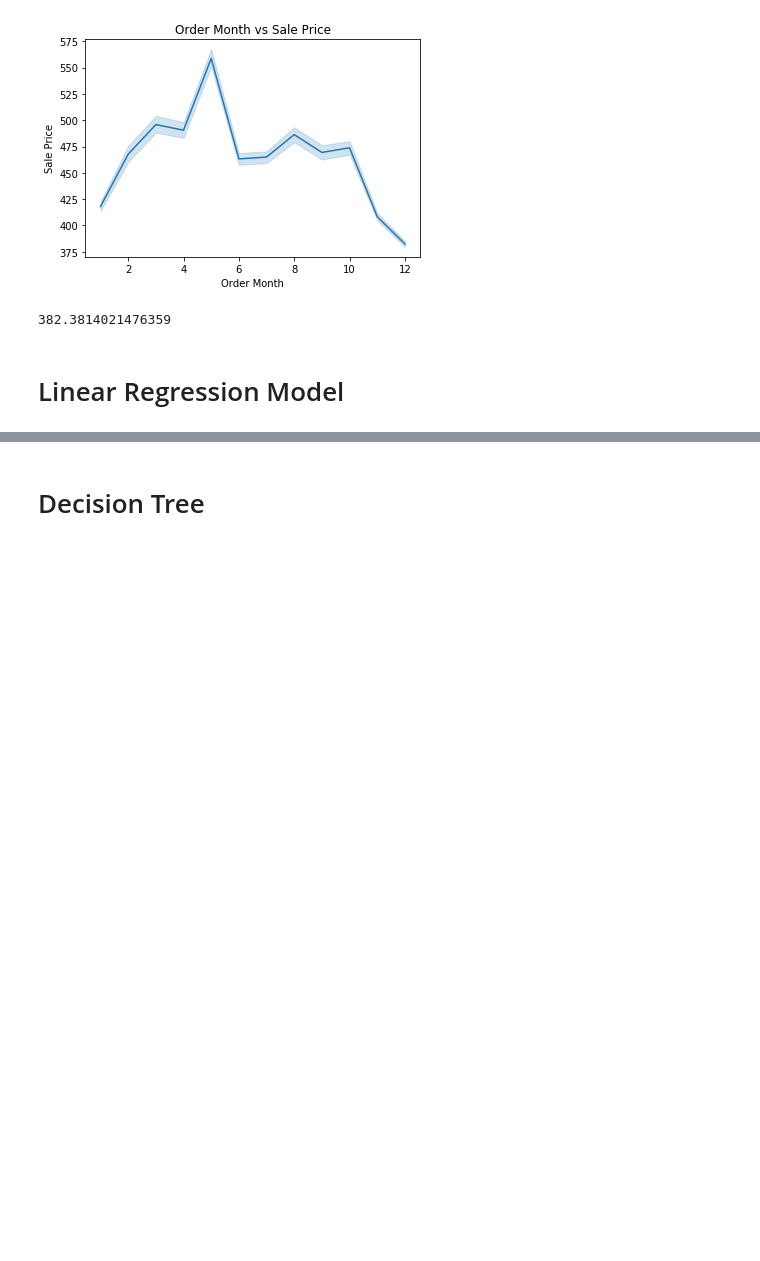
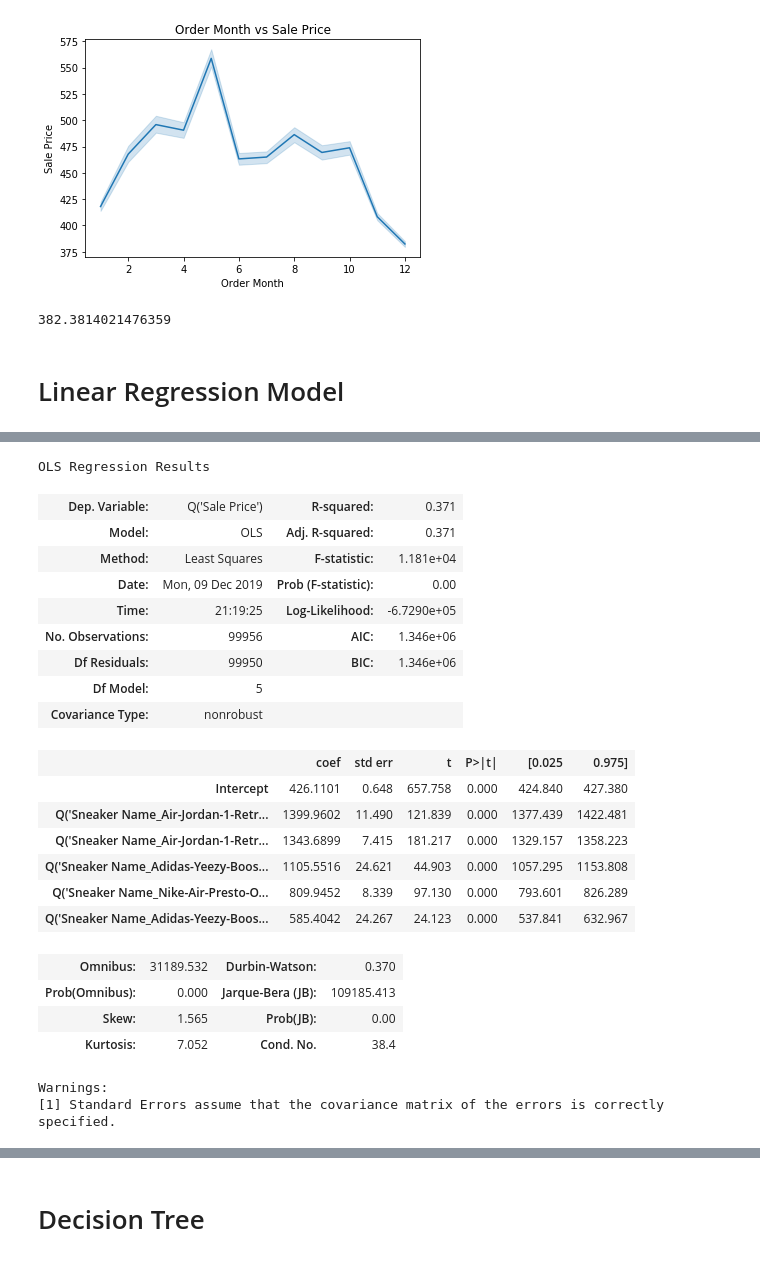
Before and after one commit to ed-biz23/data-sci-project, a Jupyter notebook: Project.ipynb, the cells around one changed output, grey strips where cells are left out. Drawn from its saved outputs; the diff is of its cells as text; code cells hidden in the pictures; blank space fills up the shorter version.

Commit message:
Fixed Dep and Ind variables for ML

```diff
--- a/Project.ipynb
+++ b/Project.ipynb
@@ -191,0 +171,32 @@ y = 1197.63 - 3.65x1 + 7.97x2 + 35.00x3 + 23.82x4
+# %%
+lm = smf.ols("Q('Sale Price') ~ Q('Sneaker Name_Air-Jordan-1-Retro-High-Off-White-White') + \
+                            Q('Sneaker Name_Air-Jordan-1-Retro-High-Off-White-Chicago') + \
+                            Q('Sneaker Name_Adidas-Yeezy-Boost-350-Low-Turtledove') + \
+                            Q('Sneaker Name_Nike-Air-Presto-Off-White') + \
+                            Q('Sneaker Name_Adidas-Yeezy-Boost-350-Low-Oxford-Tan')",
+             data=dummy).fit()
+lm.summary()
+# %% [output]
+OLS Regression Results
+| Dep. Variable: | Q('Sale Price') | R-squared: | 0.371 |
+| Model: | OLS | Adj. R-squared: | 0.371 |
+| Method: | Least Squares | F-statistic: | 1.181e+04 |
+| Date: | Mon, 09 Dec 2019 | Prob (F-statistic): | 0.00 |
+| Time: | 21:19:25 | Log-Likelihood: | -6.7290e+05 |
+| No. Observations: | 99956 | AIC: | 1.346e+06 |
+| Df Residuals: | 99950 | BIC: | 1.346e+06 |
+| Df Model: | 5 |  |  |
+| Covariance Type: | nonrobust |  |  |
+|  | coef | std err | t | P>|t| | [0.025 | 0.975] |
+| Intercept | 426.1101 | 0.648 | 657.758 | 0.000 | 424.840 | 427.380 |
+| Q('Sneaker Name_Air-Jordan-1-Retr... | 1399.9602 | 11.490 | 121.839 | 0.000 | 1377.439 | 1422.481 |
+| Q('Sneaker Name_Air-Jordan-1-Retr... | 1343.6899 | 7.415 | 181.217 | 0.000 | 1329.157 | 1358.223 |
+| Q('Sneaker Name_Adidas-Yeezy-Boos... | 1105.5516 | 24.621 | 44.903 | 0.000 | 1057.295 | 1153.808 |
+| Q('Sneaker Name_Nike-Air-Presto-O... | 809.9452 | 8.339 | 97.130 | 0.000 | 793.601 | 826.289 |
+| Q('Sneaker Name_Adidas-Yeezy-Boos... | 585.4042 | 24.267 | 24.123 | 0.000 | 537.841 | 632.967 |
+| Omnibus: | 31189.532 | Durbin-Watson: | 0.370 |
+| Prob(Omnibus): | 0.000 | Jarque-Bera (JB): | 109185.413 |
+| Skew: | 1.565 | Prob(JB): | 0.00 |
+| Kurtosis: | 7.052 | Cond. No. | 38.4 |
+Warnings:
+[1] Standard Errors assume that the covariance matrix of the errors is correctly specified.
```
Also changed, not shown: parts of 18 cells of this notebook, 7 other files.
